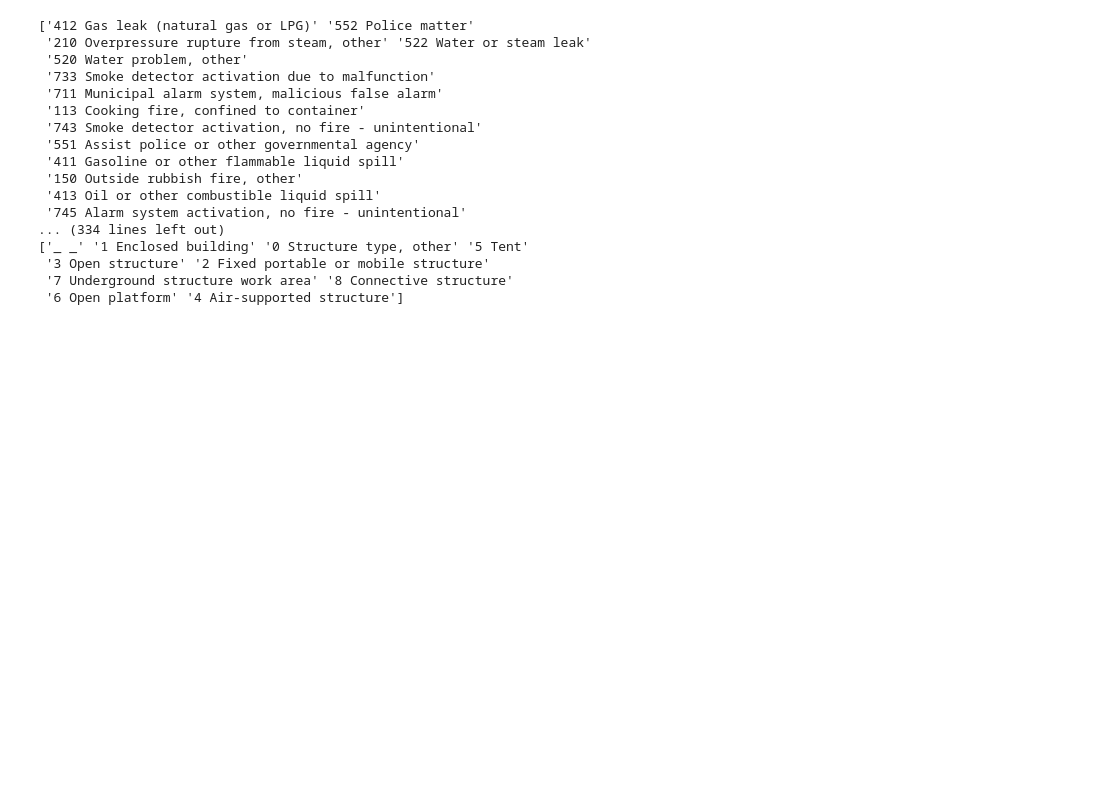
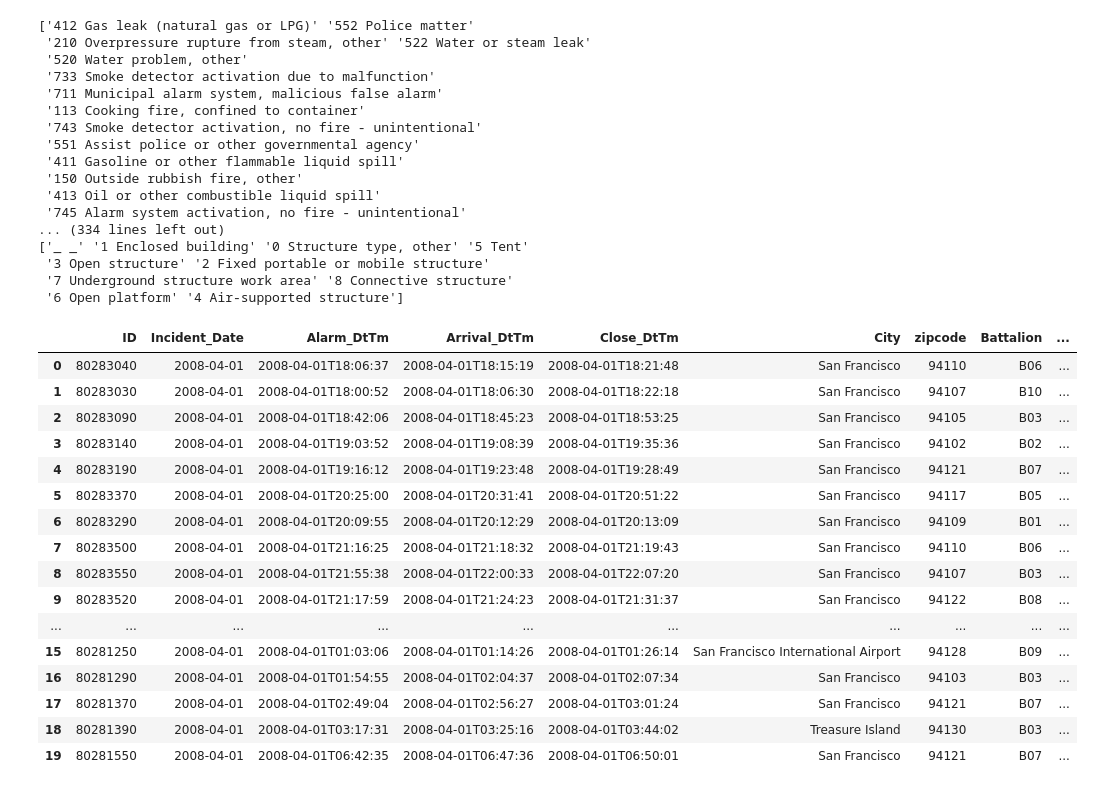
Before and after one commit to NunNunIT/IS217.O21.Nemo-Datawarehouse_OLAP-Fire_Incident, a Jupyter notebook: Preprocessing/dataProcessing.ipynb, the cells around one changed output. Saved outputs shown, nothing was run; the diff lists cells and outputs as text; code cells hidden in the pictures; blank space fills up the shorter version.

```diff
--- a/Preprocessing/dataProcessing.ipynb
+++ b/Preprocessing/dataProcessing.ipynb
@@ -46,7 +46,8 @@ columns_to_drop: list[str] = [
     'Detector Operation', 'Detector Effectiveness', 'Detector Failure Reason',
     'Automatic Extinguishing System Present', 'Automatic Extinguishing Sytem Type',
     'Automatic Extinguishing Sytem Perfomance', 'Automatic Extinguishing Sytem Failure Reason',
-    'Number of Sprinkler Heads Operating', 'No Flame Spead', 'Detectors Present', 'point'
+    'Number of Sprinkler Heads Operating', 'No Flame Spead', 'Detectors Present', 'point',
+    'neighborhood_district'
 ]
 
 # Gọi hàm để loại bỏ các cột từ DataFrame
@@ -101,7 +101,6 @@ df.dropna(subset=['zipcode'], inplace=True)
 df.dropna(subset=['Station Area'], inplace=True)
 df.dropna(subset=['Primary Situation'], inplace=True)
 df.dropna(subset=['Action Taken Primary'], inplace=True)
-df.dropna(subset=['neighborhood_district'], inplace=True)
 
 
 df.dropna(subset=['Alarm DtTm'], inplace=True)
@@ -134,4 +133,16 @@ neighborhood_district                            0
 dtype: int64
+# %%
+lst = [
+    'Number of floors with extreme damage',
+    'Number of floors with heavy damage',
+    'Number of floors with significant damage',
+    'Number of floors with minimum damage',
+    'Estimated Contents Loss',
+    'Estimated Property Loss'
+]
+
+for col in lst:
+    df[col].fillna(0, inplace=True)
 # %% [markdown]
 # **Xử lý giá trị City**
 # %% [markdown]
@@ -820,4 +832,29 @@ for col in lst:
  '6 Open platform' '4 Air-supported structure']
 # %%
 new_df_3 = new_df_3.drop(columns=["Year", "Month"])
+# %%
+header: list[str] = new_df_3.columns
+
+new_header = ["_".join(col.split(" ")) for col in header]
+new_df_3.columns = new_header
+# %%
+new_df_3.head(20)
+# %% [output]
+|  | ID | Incident_Date | Alarm_DtTm | Arrival_DtTm | Close_DtTm | City | zipcode | Battalion | ... |
+| 0 | 80283040 | 2008-04-01 | 2008-04-01T18:06:37 | 2008-04-01T18:15:19 | 2008-04-01T18:21:48 | San Francisco | 94110 | B06 | ... |
+| 1 | 80283030 | 2008-04-01 | 2008-04-01T18:00:52 | 2008-04-01T18:06:30 | 2008-04-01T18:22:18 | San Francisco | 94107 | B10 | ... |
+| 2 | 80283090 | 2008-04-01 | 2008-04-01T18:42:06 | 2008-04-01T18:45:23 | 2008-04-01T18:53:25 | San Francisco | 94105 | B03 | ... |
+| 3 | 80283140 | 2008-04-01 | 2008-04-01T19:03:52 | 2008-04-01T19:08:39 | 2008-04-01T19:35:36 | San Francisco | 94102 | B02 | ... |
+| 4 | 80283190 | 2008-04-01 | 2008-04-01T19:16:12 | 2008-04-01T19:23:48 | 2008-04-01T19:28:49 | San Francisco | 94121 | B07 | ... |
+| 5 | 80283370 | 2008-04-01 | 2008-04-01T20:25:00 | 2008-04-01T20:31:41 | 2008-04-01T20:51:22 | San Francisco | 94117 | B05 | ... |
+| 6 | 80283290 | 2008-04-01 | 2008-04-01T20:09:55 | 2008-04-01T20:12:29 | 2008-04-01T20:13:09 | San Francisco | 94109 | B01 | ... |
+| 7 | 80283500 | 2008-04-01 | 2008-04-01T21:16:25 | 2008-04-01T21:18:32 | 2008-04-01T21:19:43 | San Francisco | 94110 | B06 | ... |
+| 8 | 80283550 | 2008-04-01 | 2008-04-01T21:55:38 | 2008-04-01T22:00:33 | 2008-04-01T22:07:20 | San Francisco | 94107 | B03 | ... |
+| 9 | 80283520 | 2008-04-01 | 2008-04-01T21:17:59 | 2008-04-01T21:24:23 | 2008-04-01T21:31:37 | San Francisco | 94122 | B08 | ... |
+| ... | ... | ... | ... | ... | ... | ... | ... | ... | ... |
+| 15 | 80281250 | 2008-04-01 | 2008-04-01T01:03:06 | 2008-04-01T01:14:26 | 2008-04-01T01:26:14 | San Francisco International Airport | 94128 | B09 | ... |
+| 16 | 80281290 | 2008-04-01 | 2008-04-01T01:54:55 | 2008-04-01T02:04:37 | 2008-04-01T02:07:34 | San Francisco | 94103 | B03 | ... |
+| 17 | 80281370 | 2008-04-01 | 2008-04-01T02:49:04 | 2008-04-01T02:56:27 | 2008-04-01T03:01:24 | San Francisco | 94121 | B07 | ... |
+| 18 | 80281390 | 2008-04-01 | 2008-04-01T03:17:31 | 2008-04-01T03:25:16 | 2008-04-01T03:44:02 | Treasure Island | 94130 | B03 | ... |
+| 19 | 80281550 | 2008-04-01 | 2008-04-01T06:42:35 | 2008-04-01T06:47:36 | 2008-04-01T06:50:01 | San Francisco | 94121 | B07 | ... |
 # %%
```
Also changed, not shown: parts of 9 cells of this notebook, 46 other files.
